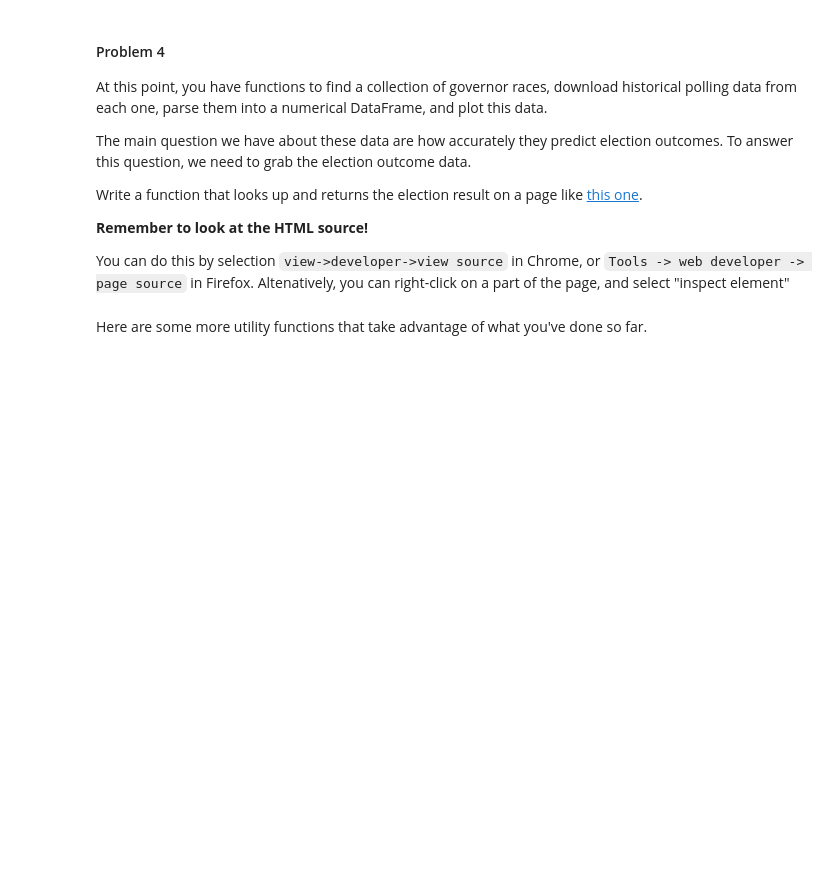
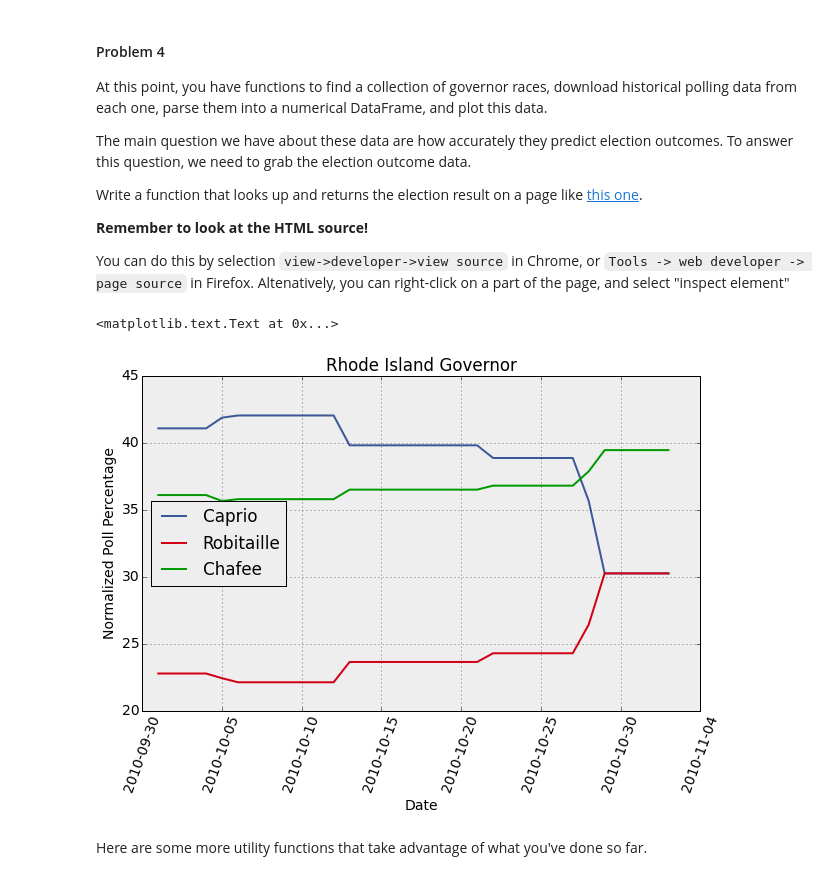
Before and after one commit to anyuanay/Practical-Data-Science-With-Open-Source-Techniques, a Jupyter notebook: using-python/cs109-HW1.ipynb, the cells around one changed output. Saved outputs shown, nothing was run; the diff lists cells and outputs as text; code cells hidden in the pictures; blank space fills up the shorter version.

```diff
--- a/using-python/cs109-HW1.ipynb
+++ b/using-python/cs109-HW1.ipynb
@@ -396,6 +429,12 @@ Write a function that looks up and returns the election result on a page like [t
 **Remember to look at the HTML source!**
 
 You can do this by selection `view->developer->view source` in Chrome, or `Tools -> web developer -> page source` in Firefox. Altenatively, you can right-click on a part of the page, and select "inspect element"
+# %%
+poll_plot(1232)
+plt.title("Rhode Island Governor")
+# %% [output]
+<matplotlib.text.Text at 0x...>
+[figure, added]
 # %%
 """
     Function
```
Also changed, not shown: parts of 16 cells of this notebook.
